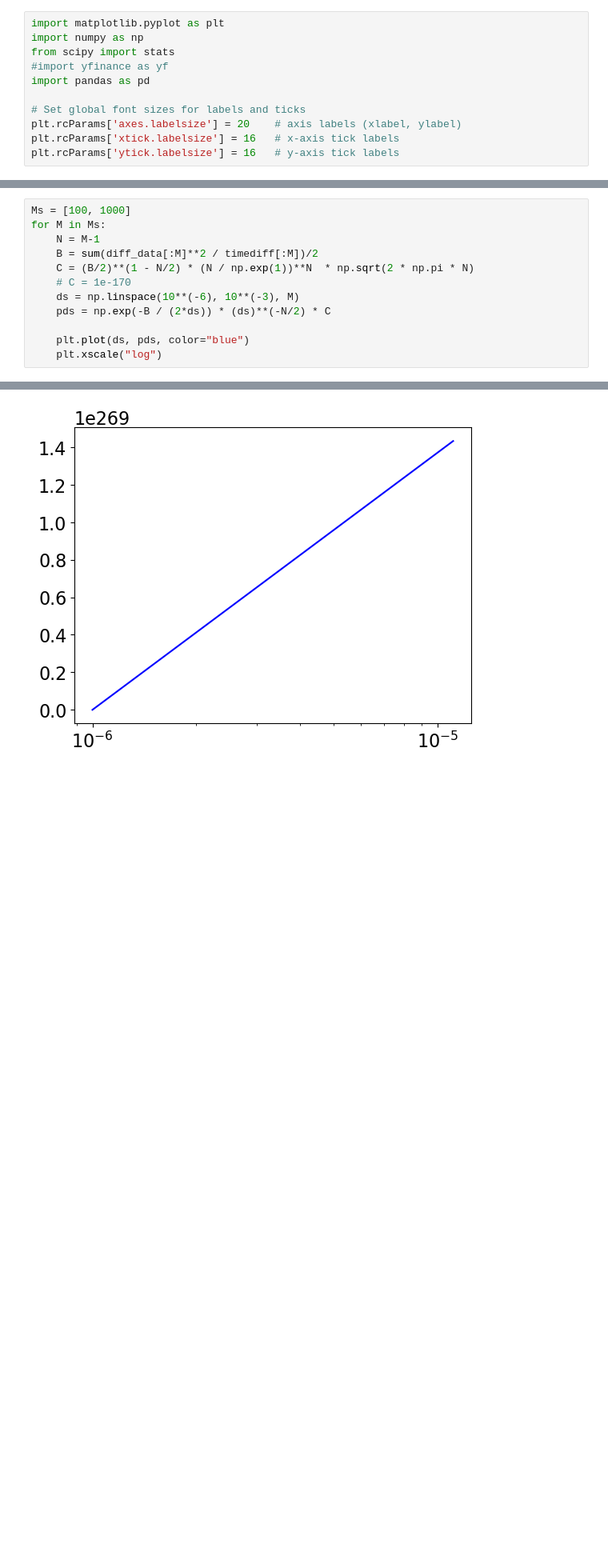
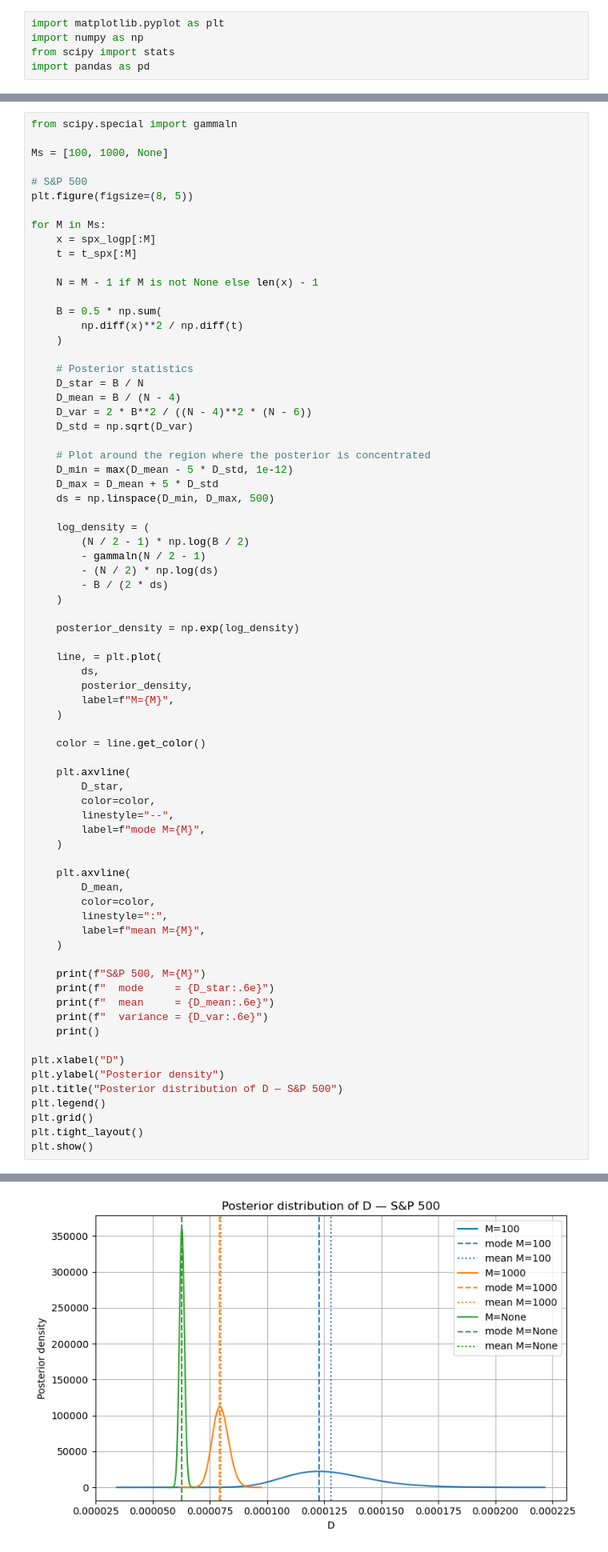
Before and after one commit to Marshhall/Diffusion_Coefficient_BI, a Jupyter notebook: diffusion_coeff.ipynb, the cells around one changed output, grey strips where cells are left out. Shown at 80% size. Saved outputs shown, nothing was run; the diff lists cells and outputs as text; blank space fills up the shorter version.

```diff
--- a/diffusion_coeff.ipynb
+++ b/diffusion_coeff.ipynb
@@ -16,13 +29,7 @@ This TD aims to introduce the concept of diffusion coefficients, explore their i
 import matplotlib.pyplot as plt
 import numpy as np
 from scipy import stats
-#import yfinance as yf
 import pandas as pd
-
-# Set global font sizes for labels and ticks
-plt.rcParams['axes.labelsize'] = 20    # axis labels (xlabel, ylabel)
-plt.rcParams['xtick.labelsize'] = 16   # x-axis tick labels
-plt.rcParams['ytick.labelsize'] = 16   # y-axis tick labels
 # %% [markdown]
 ### Reading the data
 Here's a script to read the two data files using `pd.read_csv` of the pandas library, `spx_data.csv` ([S&P index](https://fr.wikipedia.org/wiki/S%26P_500)) and `n225_data.csv` ([Nikkei 225](https://fr.wikipedia.org/wiki/Nikkei_225)).
@@ -146,13 +252,74 @@ $$
 # %%
-Ms = [100, 1000]
+from scipy.special import gammaln
+
+Ms = [100, 1000, None]
+
+# S&P 500
+plt.figure(figsize=(8, 5))
+
 for M in Ms:
-    N = M-1
-    B = sum(diff_data[:M]**2 / timediff[:M])/2
-    C = (B/2)**(1 - N/2) * (N / np.exp(1))**N  * np.sqrt(2 * np.pi * N)
-    # C = 1e-170
-    ds = np.linspace(10**(-6), 10**(-3), M)
-    pds = np.exp(-B / (2*ds)) * (ds)**(-N/2) * C
+    x = spx_logp[:M]
+    t = t_spx[:M]
 
-    plt.plot(ds, pds, color="blue")
-    plt.xscale("log")
+    N = M - 1 if M is not None else len(x) - 1
+
+    B = 0.5 * np.sum(
+        np.diff(x)**2 / np.diff(t)
+    )
+
+    # Posterior statistics
+    D_star = B / N
+    D_mean = B / (N - 4)
+    D_var = 2 * B**2 / ((N - 4)**2 * (N - 6))
+    D_std = np.sqrt(D_var)
+
+    # Plot around the region where the posterior is concentrated
+    D_min = max(D_mean - 5 * D_std, 1e-12)
+    D_max = D_mean + 5 * D_std
+    ds = np.linspace(D_min, D_max, 500)
+
+    log_density = (
+        (N / 2 - 1) * np.log(B / 2)
+        - gammaln(N / 2 - 1)
+        - (N / 2) * np.log(ds)
+        - B / (2 * ds)
+    )
+
+    posterior_density = np.exp(log_density)
+
+    line, = plt.plot(
+        ds,
+        posterior_density,
+        label=f"M={M}",
+    )
+
+    color = line.get_color()
+
+    plt.axvline(
+        D_star,
+        color=color,
+        linestyle="--",
+        label=f"mode M={M}",
+    )
+
+    plt.axvline(
+        D_mean,
+        color=color,
+        linestyle=":",
+        label=f"mean M={M}",
+    )
+
+    print(f"S&P 500, M={M}")
+    print(f"  mode     = {D_star:.6e}")
+    print(f"  mean     = {D_mean:.6e}")
+    print(f"  variance = {D_var:.6e}")
+    print()
+
+plt.xlabel("D")
+plt.ylabel("Posterior density")
+plt.title("Posterior distribution of D — S&P 500")
+plt.legend()
+plt.grid()
+plt.tight_layout()
+plt.show()
 # %% [output]
@@ -159 +340 @@ for M in Ms:
-[figure, old version]
+[figure, new version]
```
Also changed, not shown: parts of 17 cells of this notebook.
